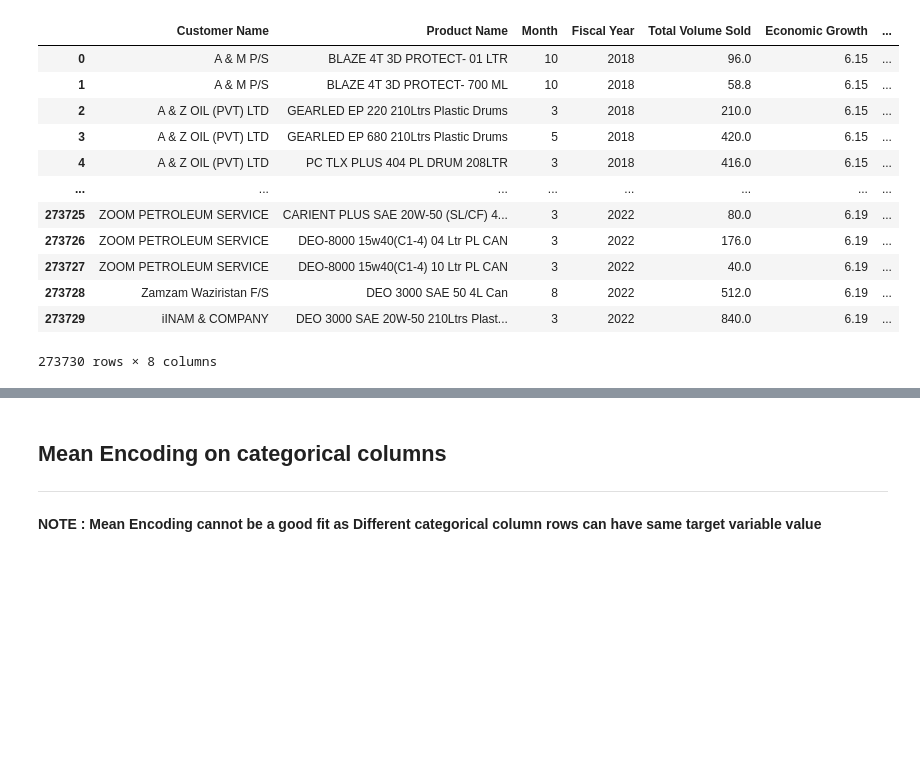
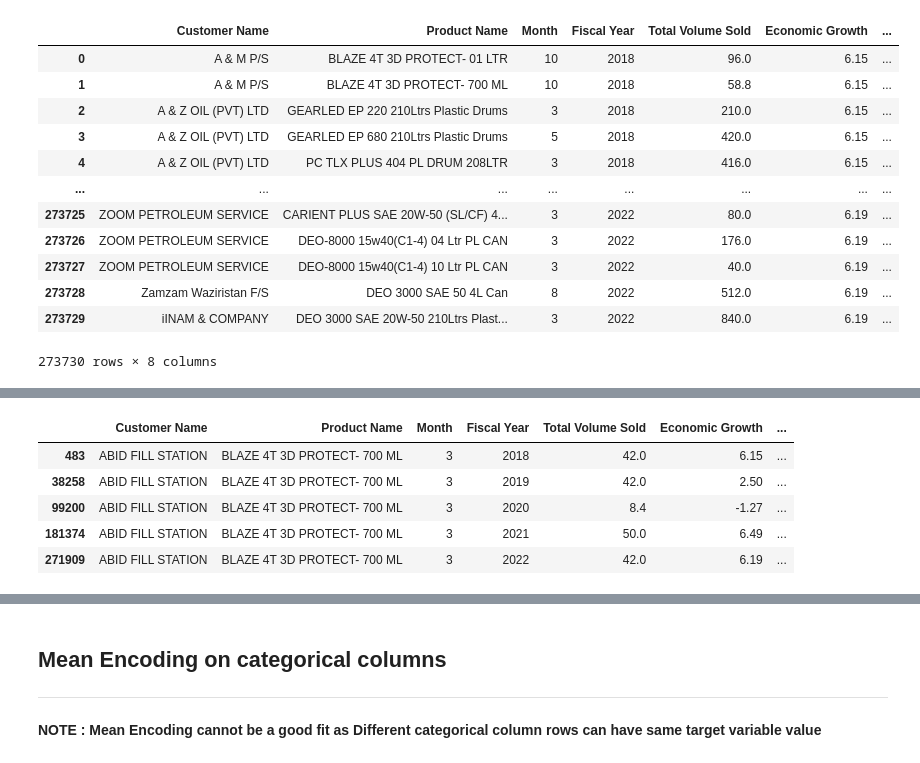
Before and after one commit to Hussain-M53/AI-ML-DL-projects, a Jupyter notebook: Sales_Forecasting_Pakistan_State_Oil.ipynb, the cells around one changed output, grey strips where cells are left out. Cells and saved outputs as stored; diff of their text form; code cells hidden in the pictures; blank space fills up the shorter version.

```diff
--- a/Sales_Forecasting_Pakistan_State_Oil.ipynb
+++ b/Sales_Forecasting_Pakistan_State_Oil.ipynb
@@ -113,0 +116,83 @@ processed_df
+# %%
+# from sklearn.model_selection import GridSearchCV
+from sklearn.ensemble import RandomForestRegressor
+# from sklearn.ensemble import GradientBoostingRegressor
+# from sklearn.linear_model import LinearRegression
+from sklearn.model_selection import train_test_split
+
+month_to_numeric = {
+    'January': 1,
+    'February': 2,
+    'March': 3,
+    'April': 4,
+    'May': 5,
+    'June': 6,
+    'July': 7,
+    'August': 8,
+    'September': 9,
+    'October': 10,
+    'November': 11,
+    'December': 12
+}
+
+month_to_PSOgrowth = {
+     'July': -4.29,
+    'August': 4.52,
+    'September':3.14,
+    'October': 0.50,
+    'November': -1.06,
+    'December': 2.92,
+    'January': -8.98,
+    'February':0.85,
+    'March':4.49,
+    'April': -2.96,
+    'May': 1.46,
+    'June': 10.61
+}
+
+month_to_Industrygrowth = {
+    'July': -54.74,
+    'August': 10.85,
+    'September': 11.53,
+    'October': -10.46,
+    'November': 7.98,
+    'December': -4.73,
+    'January': 6.29,
+    'February':19.80,
+    'March':-14.85,
+    'April':-22.44,
+    'May': 30.74,
+    'June': -22.44
+}
+
+feature_columns = ['Month','Fiscal Year', 'Economic Growth', 'Industry Growth', 'PSO Growth']
+target_variable = 'Total Volume Sold'
+
+# Select a specific customer and product for prediction
+customer_name = 'ABID FILL STATION'
+product_name = 'BLAZE 4T 3D PROTECT- 700 ML'
+month = 'March'
+
+# Filter the data for the selected customer and product
+selected_data = processed_df[(processed_df['Customer Name'] == customer_name) & (processed_df['Product Name'] == product_name) & (processed_df['Month'] == month_to_numeric[month])]
+
+# Split the data into features (X) and target (y)
+X = selected_data[feature_columns]
+y = selected_data[target_variable]
+
+# Create and train a linear regression model
+model = RandomForestRegressor(n_estimators=100, random_state=0)
+# model = LinearRegression()
+model.fit(X,y)
+predicted_data  = pd.DataFrame({
+                'Month': month_to_numeric[month],
+                'Fiscal Year': [2023],
+                'Economic Growth' : 3.1,
+                'Industry Growth' : month_to_Industrygrowth[month],
+                'PSO Growth' : month_to_PSOgrowth[month] ,
+            })
+
+forcasted_volume = model.predict(predicted_data)
+print(forcasted_volume)
+selected_data
+# %% [output]
@@ -113,0 +200,6 @@ processed_df
+|  | Customer Name | Product Name | Month | Fiscal Year | Total Volume Sold | Economic Growth | ... |
+| 483 | ABID FILL STATION | BLAZE 4T 3D PROTECT- 700 ML | 3 | 2018 | 42.0 | 6.15 | ... |
+| 38258 | ABID FILL STATION | BLAZE 4T 3D PROTECT- 700 ML | 3 | 2019 | 42.0 | 2.50 | ... |
+| 99200 | ABID FILL STATION | BLAZE 4T 3D PROTECT- 700 ML | 3 | 2020 | 8.4 | -1.27 | ... |
+| 181374 | ABID FILL STATION | BLAZE 4T 3D PROTECT- 700 ML | 3 | 2021 | 50.0 | 6.49 | ... |
+| 271909 | ABID FILL STATION | BLAZE 4T 3D PROTECT- 700 ML | 3 | 2022 | 42.0 | 6.19 | ... |
```
Also changed, not shown: parts of 37 cells of this notebook.
